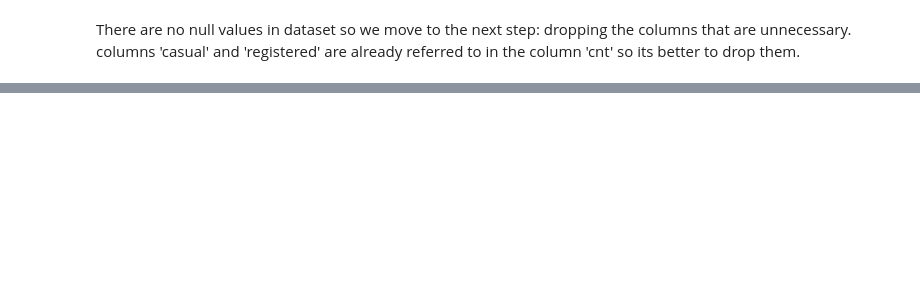
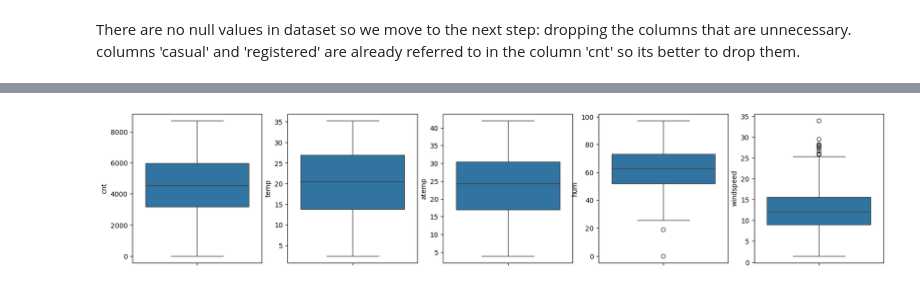
Before and after one commit to ria08/bike_sharing_linear_regression, a Jupyter notebook: bike_sharing_assignment.ipynb, the cells around one changed output, grey strips where cells are left out. Saved outputs shown, nothing was run; the diff lists cells and outputs as text; code cells hidden in the pictures; blank space fills up the shorter version.

```diff
--- a/bike_sharing_assignment.ipynb
+++ b/bike_sharing_assignment.ipynb
@@ -120,14 +112,6 @@ columns 'casual' and 'registered' are already referred to in the column 'cnt' so
 df.drop(['casual'],axis=1, inplace=True)
 df.drop(['registered'],axis=1, inplace=True)
 # %%
-#converting into datetime object
-df['days_old'] = (pd.to_datetime(df['dteday'],format= '%d-%m-%Y') - pd.to_datetime('01-01-2018',format= '%d-%m-%Y')).dt.days
+#converting into datetime object and extracting the day
+df['dteday'] = pd.to_datetime(df['dteday'], format='%d-%m-%Y', errors='coerce')
+df['d_day'] = df['dteday'].dt.dayofyear
-# %%
-
-df['season'] = df.season.astype('category')
-df['year'] = df.year.astype('category')
-df['month'] = df.month.astype('category')
-df['holiday'] = df.holiday.astype('category')
-df['weekday'] = df.weekday.astype('category')
-df['workingday'] = df.workingday.astype('category')
-df['weather_type'] = df.weather_type.astype('category')
@@ -135,0 +120,2 @@ UNIVARIATE ANALYSIS: Numerical Variables
+# %%
+df.drop(['dteday'], axis=1, inplace=True)
@@ -135,0 +133,18 @@ UNIVARIATE ANALYSIS: Numerical Variables
+# %%
+CATEGORICAL_COLUMNS = ['season', 'yr', 'mnth', 'holiday', 'weekday', 'workingday', 'weathersit']
+
+category_dict = {
+    'season': {1: 'Spring', 2: 'Summer', 3: 'Fall', 4: 'Winter'},
+    'yr': {0: '2018', 1: '2019'},
+    'mnth': {1: 'January', 2: 'February', 3: 'March', 4: 'April', 5: 'May', 6: 'June', 7: 'July', 8: 'August', 9: 'September', 10: 'October', 11: 'November', 12: 'December'},
+    'holiday': {0: 'Holiday', 1: 'Not Holiday'},
+    'weekday': {0: 'Sunday', 1: 'Monday', 2: 'Tuesday', 3: 'Wednesday', 4: 'Thursday', 5: 'Friday', 6: 'Saturday'},
+    'workingday': {0: 'Working Day', 1: 'Not Working Day'},
+    'weathersit': {1: 'Mild',
+                   2: 'Moderate',
+                   3: 'Extremely Moderate',
+                   4:  'Heavy'}
+}
+
+for col in category_dict:
+    df[col] = df[col].map(category_dict[col])
@@ -135,0 +168,12 @@ UNIVARIATE ANALYSIS: Numerical Variables
+# %%
+# drawing boxplot to check for outliers
+coln = ['cnt','temp', 'atemp', 'hum', 'windspeed']
+plt.figure(figsize=(20,4))
+
+i = 1
+for col in coln:
+    plt.subplot(1,5,i)
+    sns.boxplot(y=col, data=df)
+    i+=1
+# %% [output]
+[figure, added]
```
Also changed, not shown: parts of 52 cells of this notebook, 1 other file.
